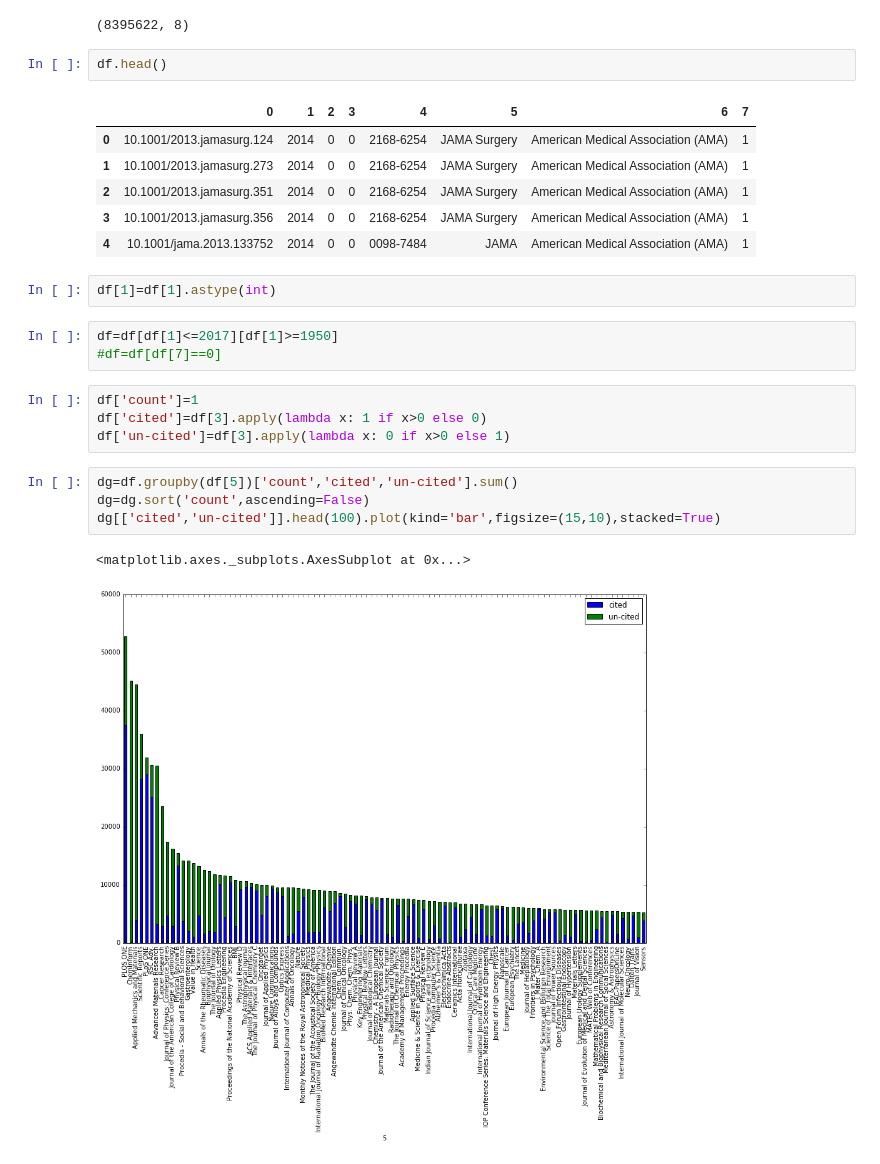
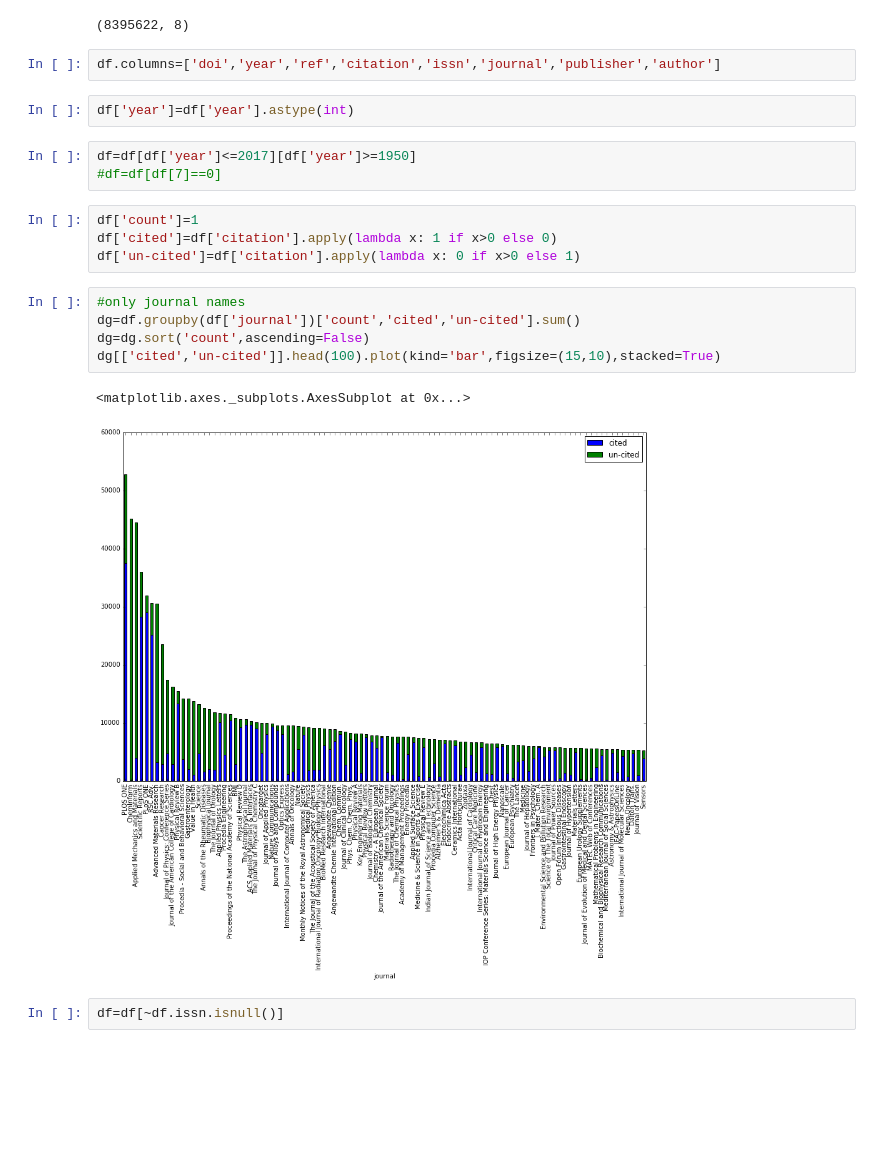
Before and after one commit to moqri/academic_journals, a Jupyter notebook: merge.ipynb, the cells around one changed output. Cells and saved outputs as stored; diff of their text form; blank space fills up the shorter version.

```diff
--- a/merge.ipynb
+++ b/merge.ipynb
@@ -20,29 +21,25 @@ df=df[df[7]==1]
 df.shape
 # %% [output]
 (8395622, 8)
-# %%
-df.head()
-# %% [output]
-|  | 0 | 1 | 2 | 3 | 4 | 5 | 6 | 7 |
-| 0 | 10.1001/2013.jamasurg.124 | 2014 | 0 | 0 | 2168-6254 | JAMA Surgery | American Medical Association (AMA) | 1 |
-| 1 | 10.1001/2013.jamasurg.273 | 2014 | 0 | 0 | 2168-6254 | JAMA Surgery | American Medical Association (AMA) | 1 |
-| 2 | 10.1001/2013.jamasurg.351 | 2014 | 0 | 0 | 2168-6254 | JAMA Surgery | American Medical Association (AMA) | 1 |
-| 3 | 10.1001/2013.jamasurg.356 | 2014 | 0 | 0 | 2168-6254 | JAMA Surgery | American Medical Association (AMA) | 1 |
-| 4 | 10.1001/jama.2013.133752 | 2014 | 0 | 0 | 0098-7484 | JAMA | American Medical Association (AMA) | 1 |
+# %%
+df.columns=['doi','year','ref','citation','issn','journal','publisher','author']
 # %%
-df[1]=df[1].astype(int)
+df['year']=df['year'].astype(int)
 # %%
-df=df[df[1]<=2017][df[1]>=1950]
+df=df[df['year']<=2017][df['year']>=1950]
 #df=df[df[7]==0]
 # %%
 df['count']=1
-df['cited']=df[3].apply(lambda x: 1 if x>0 else 0)
-df['un-cited']=df[3].apply(lambda x: 0 if x>0 else 1)
+df['cited']=df['citation'].apply(lambda x: 1 if x>0 else 0)
+df['un-cited']=df['citation'].apply(lambda x: 0 if x>0 else 1)
 # %%
-dg=df.groupby(df[5])['count','cited','un-cited'].sum()
+#only journal names
+dg=df.groupby(df['journal'])['count','cited','un-cited'].sum()
 dg=dg.sort('count',ascending=False)
 dg[['cited','un-cited']].head(100).plot(kind='bar',figsize=(15,10),stacked=True)
 # %% [output]
 <matplotlib.axes._subplots.AxesSubplot at 0x...>
-[figure, old version]
+[figure, new version]
+# %%
+df=df[~df.issn.isnull()]
 # %%
```
Also changed, not shown: parts of 13 cells of this notebook, 21 other files.
